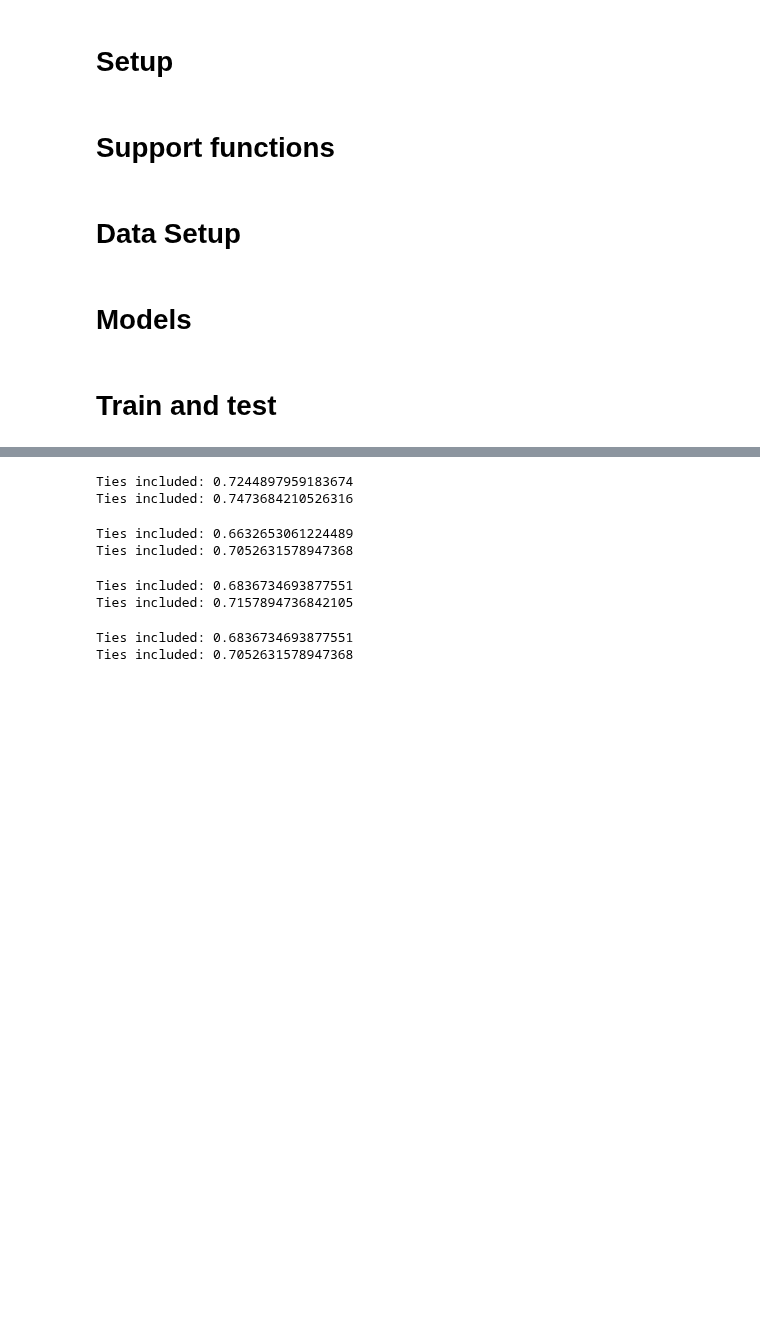
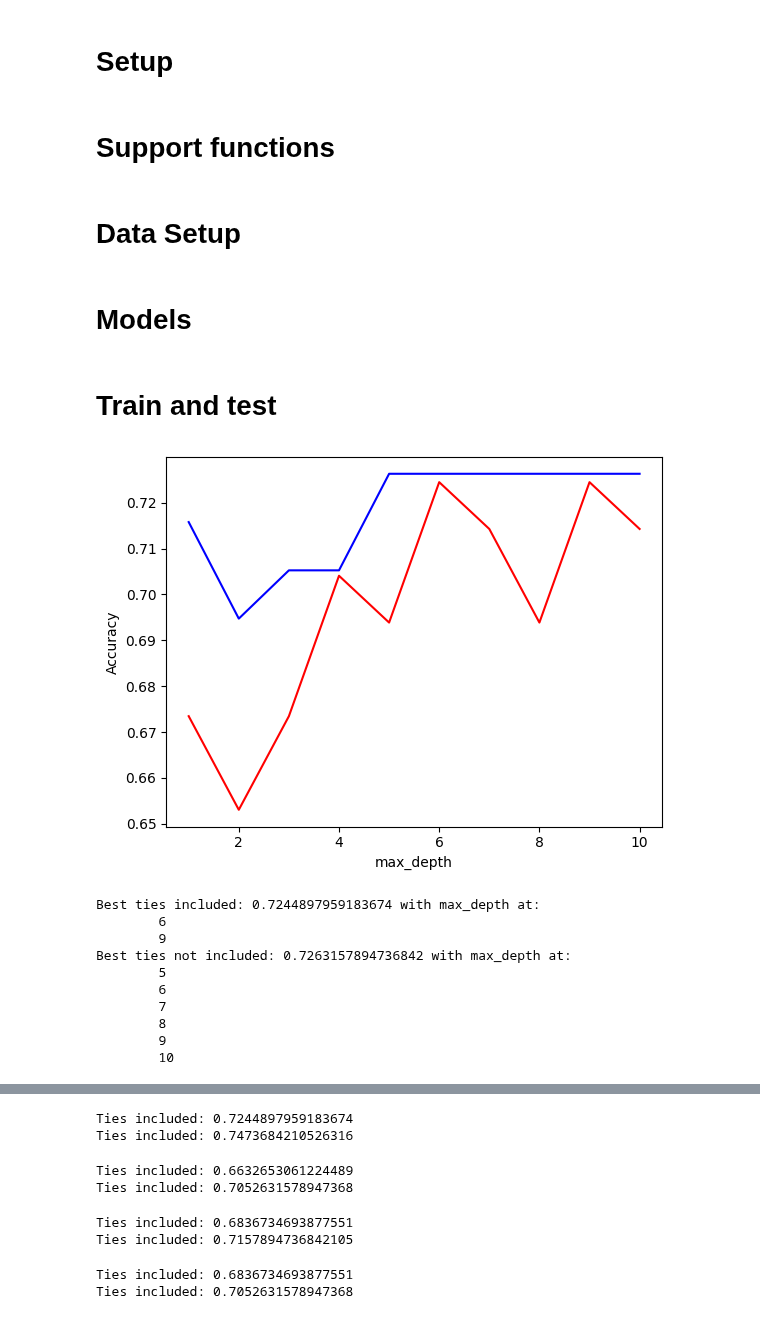
Before and after one commit to JasaZnidar/Predvidenje-zmagovalca-vaterpolo, a Jupyter notebook: Diplomska_naloga.ipynb, the cells around one changed output, grey strips where cells are left out. Cells and saved outputs as stored; diff of their text form; code cells hidden in the pictures; blank space fills up the shorter version.

```diff
--- a/Diplomska_naloga.ipynb
+++ b/Diplomska_naloga.ipynb
@@ -1121,5 +1121,83 @@ for match_id in noTieMatch_data:
 test_noTieMatch_matrix = [normTeamData(test_noTieMatch_data[id][3]) + normTeamData(test_noTieMatch_data[id][4]) for id in test_noTieMatch_data]
 test_noTieMatch_result = [test_noTieMatch_data[match_id][0] for match_id in test_noTieMatch_data]
 test_noTieMatch_label = [classify(test_noTieMatch_result[i], False) for i in range(len(test_noTieMatch_result))]
+# %%
+# @title Test multiple results
+model = XGBClassifier
+target = 'max_depth'
+valueType = int
+valueRange = [1, 10]
+steps = 10
+param = {
+    'n_estimators': 49,
+    'learning_rate': 0.42,
+    'max_depth': 1,
+    'reg_lambda': 1,
+    'max_leaves': 16,
+    'gamma': 0.0
+}
+values = [x for x in np.linspace(valueRange[0], valueRange[1], steps, dtype=valueType)]
+
+results = {
+    'ties': [],
+    'noTies': []
+}
+
+for lr in values:
+  param[target] = lr
+
+  ties = model(**param)
+  ties.fit(train_match_matrix, train_match_label)
+  ties_pred = ties.predict(test_match_matrix)
+  results['ties'].append(np.average(np.array(ties_pred) == np.array(test_match_label)))
+
+  noTies = model(**param)
+  noTies.fit(train_noTieMatch_matrix, train_noTieMatch_label)
+  noTies_pred = noTies.predict(test_noTieMatch_matrix)
+  results['noTies'].append(np.average(np.array(noTies_pred) == np.array(test_noTieMatch_label)))
+
+
+#===============================================================================
+# Plot result
+#===============================================================================
+print("\r", end="")
+warnings.filterwarnings("ignore", category=UserWarning, message="No artists with labels found to put in legend")
+
+fig, ax1 = plt.subplots()
+ax1.set_xlabel(target)
+ax1.set_ylabel("Accuracy")
+
+ax1.plot(values, results['ties'], label='Ties', color='red')
+ax1.plot(values, results['noTies'], label='NoTies', color='blue')
+plt.show()
+
+
+#===============================================================================
+# Best results
+#===============================================================================
+tiesMaxIndex = results['ties'].index(max(results['ties']))
+noTiesMaxIndex = results['noTies'].index(max(results['noTies']))
+
+
+print(f"Best ties included: {results['ties'][tiesMaxIndex]} with {target} at:")
+for i in range(steps):
+  if results['ties'][i] == results['ties'][tiesMaxIndex]:
+    print(f"\t{values[i]}")
+print(f"Best ties not included: {results['noTies'][noTiesMaxIndex]} with {target} at:")
+for i in range(steps):
+  if results['noTies'][i] == results['noTies'][noTiesMaxIndex]:
+    print(f"\t{values[i]}")
+# %% [output]
+[figure, added]
+Best ties included: 0.7244897959183674 with max_depth at:
+        6
+        9
+Best ties not included: 0.7263157894736842 with max_depth at:
+        5
+        6
+        7
+        8
+        9
+        10
 # %%
 # @title XGBoost
```
Also changed, not shown: parts of 6 cells of this notebook.
